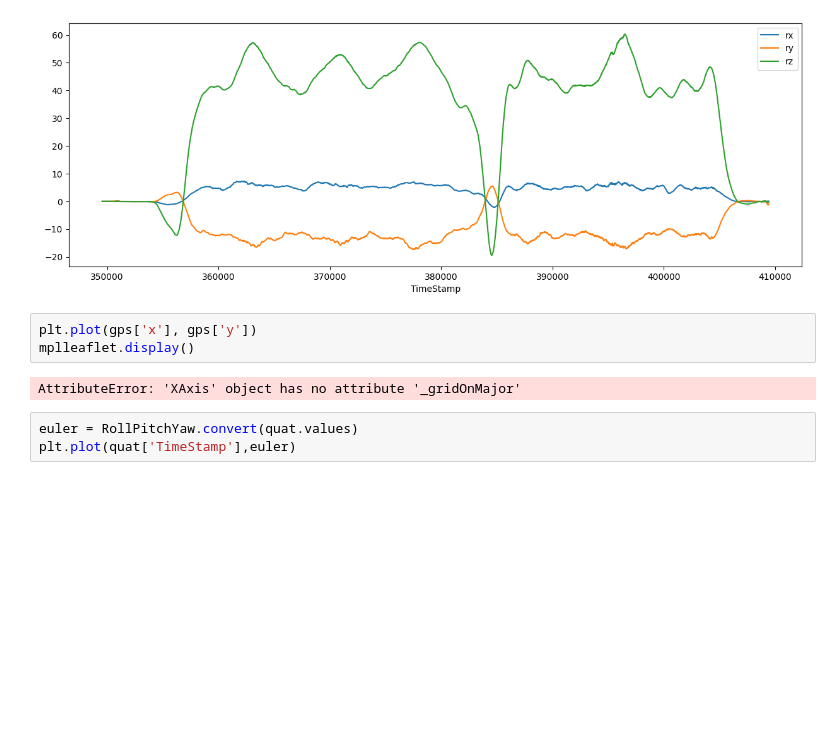
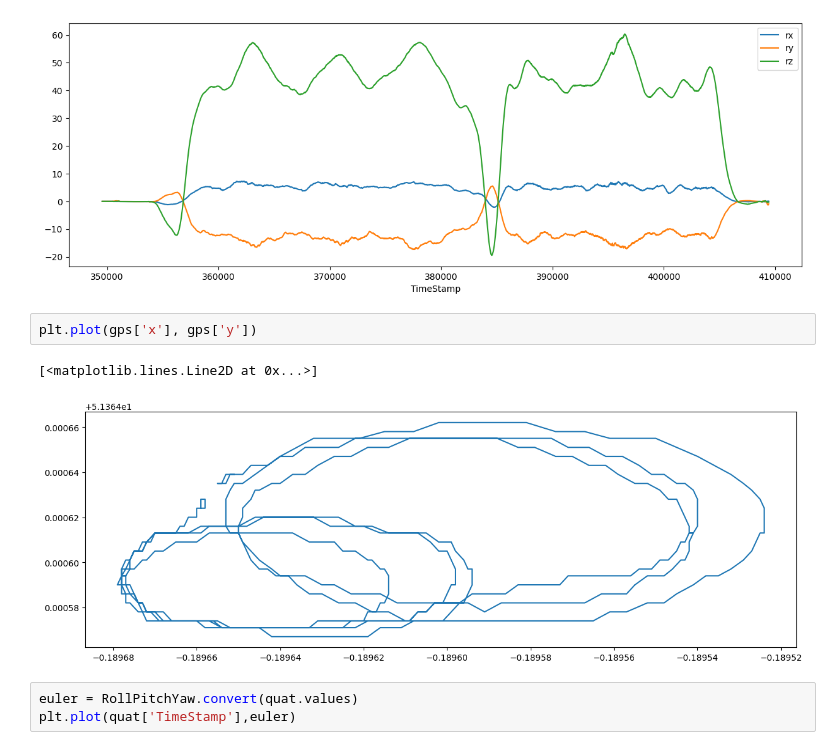
Before and after one commit to SGSVertigo/vertigo-python, a Jupyter notebook: Plot.ipynb, the cells around one changed output. Drawn from its saved outputs; the diff is of its cells as text; blank space fills up the shorter version.

```diff
--- a/Plot.ipynb
+++ b/Plot.ipynb
@@ -59,9 +59,9 @@ imu_smoothed.plot(x='TimeStamp',y=['rx','ry','rz'])
 [figure]
 # %%
 plt.plot(gps['x'], gps['y'])
-mplleaflet.display()
 # %% [output]
-AttributeError: 'XAxis' object has no attribute '_gridOnMajor'
+[<matplotlib.lines.Line2D at 0x...>]
+[figure, added]
 # %%
 euler = RollPitchYaw.convert(quat.values)
 plt.plot(quat['TimeStamp'],euler)
```
Also changed, not shown: parts of 4 cells of this notebook, 1 other file.
